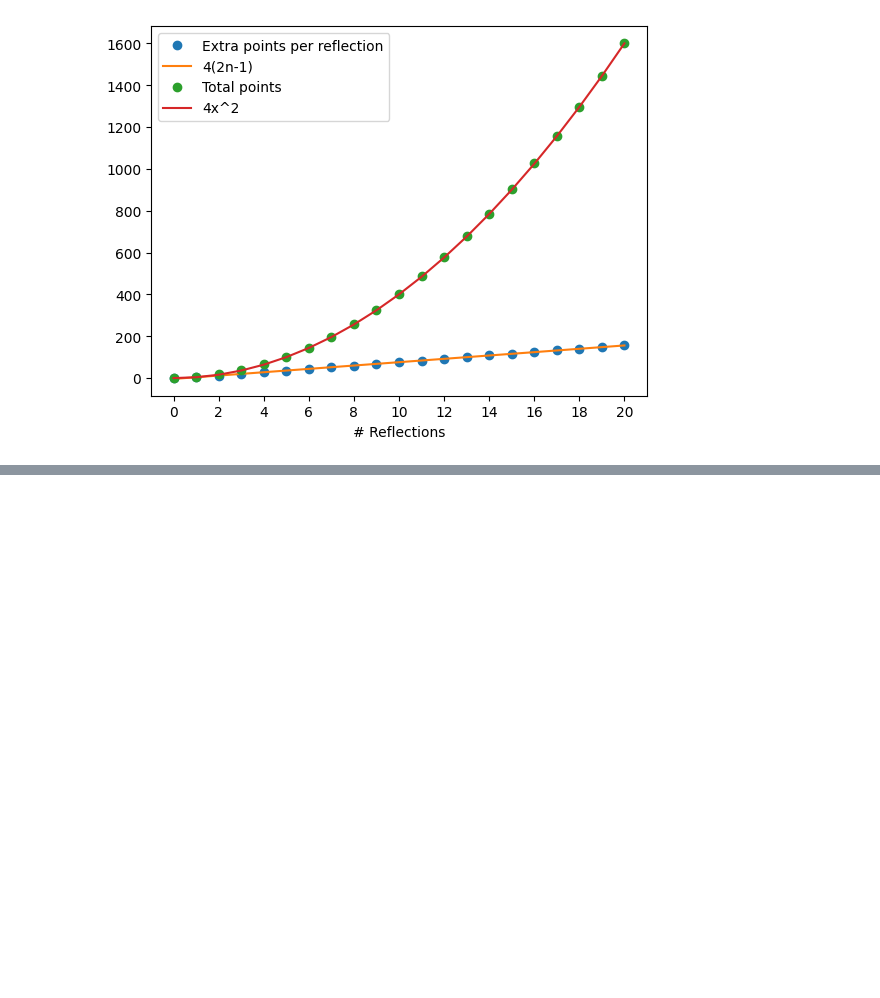
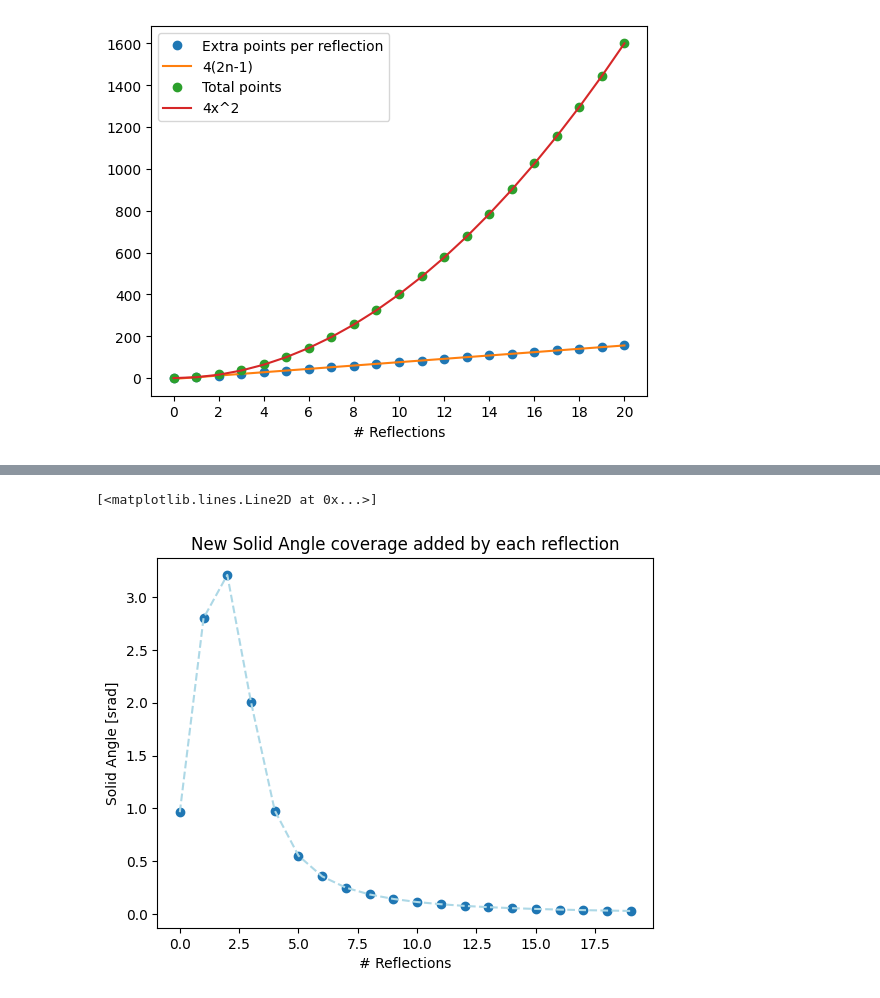
Before and after one commit to enlupi/SNN-Cal, a Jupyter notebook: GenerateDataset/Reflections.ipynb, the cells around one changed output, grey strips where cells are left out. Drawn from its saved outputs; the diff is of its cells as text; code cells hidden in the pictures; blank space fills up the shorter version.

Commit message:
ADD full study

```diff
--- a/GenerateDataset/Reflections.ipynb
+++ b/GenerateDataset/Reflections.ipynb
@@ -105,0 +167,23 @@ def find_distances(coordinates):
+# %%
+N = 50
+tot_sum = []
+tot_cum = []
+for x_i in range(nCells[0]):
+    for z_i in range(nCells[2]):
+        omegas = compute_angles(edep_idx, (x_i, z_i), N)
+        omega_sum = [np.sum(x) for x in omegas]
+        omega_cum = list(accumulate(omega_sum))
+
+        tot_sum.append(omega_sum)
+        tot_cum.append(omega_cum)
+# %%
+full_sum = [sum(values) for values in zip(*tot_sum)]
+x = 20
+plt.title("New Solid Angle coverage added by each reflection")
+plt.ylabel("Solid Angle [srad]")
+plt.xlabel("# Reflections")
+plt.plot(np.arange(x), full_sum[:x], 'o')
+plt.plot(np.arange(x), full_sum[:x], '--', color="lightblue")
+# %% [output]
+[<matplotlib.lines.Line2D at 0x...>]
+[figure, added]
```
Also changed, not shown: parts of 11 cells of this notebook.
